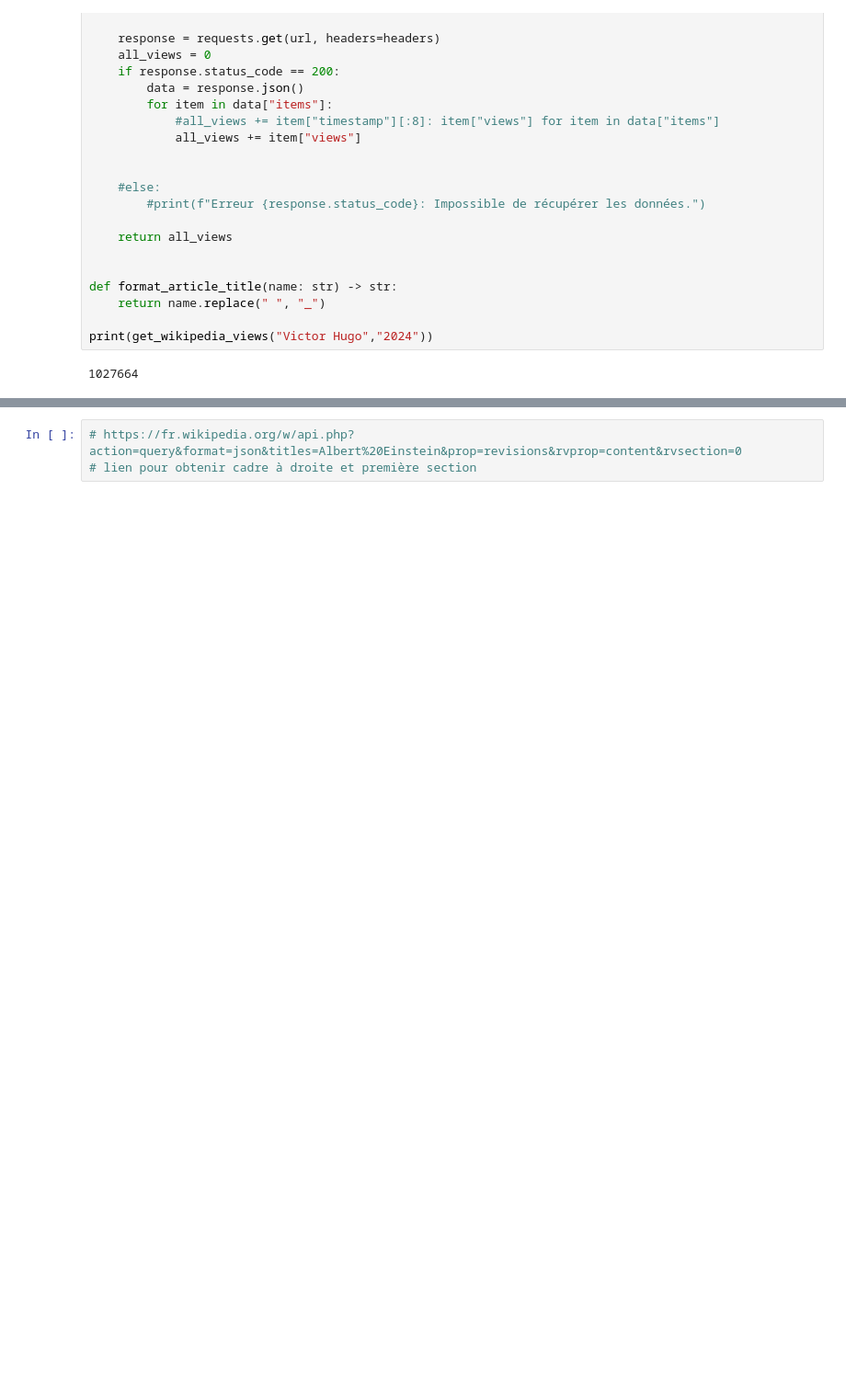
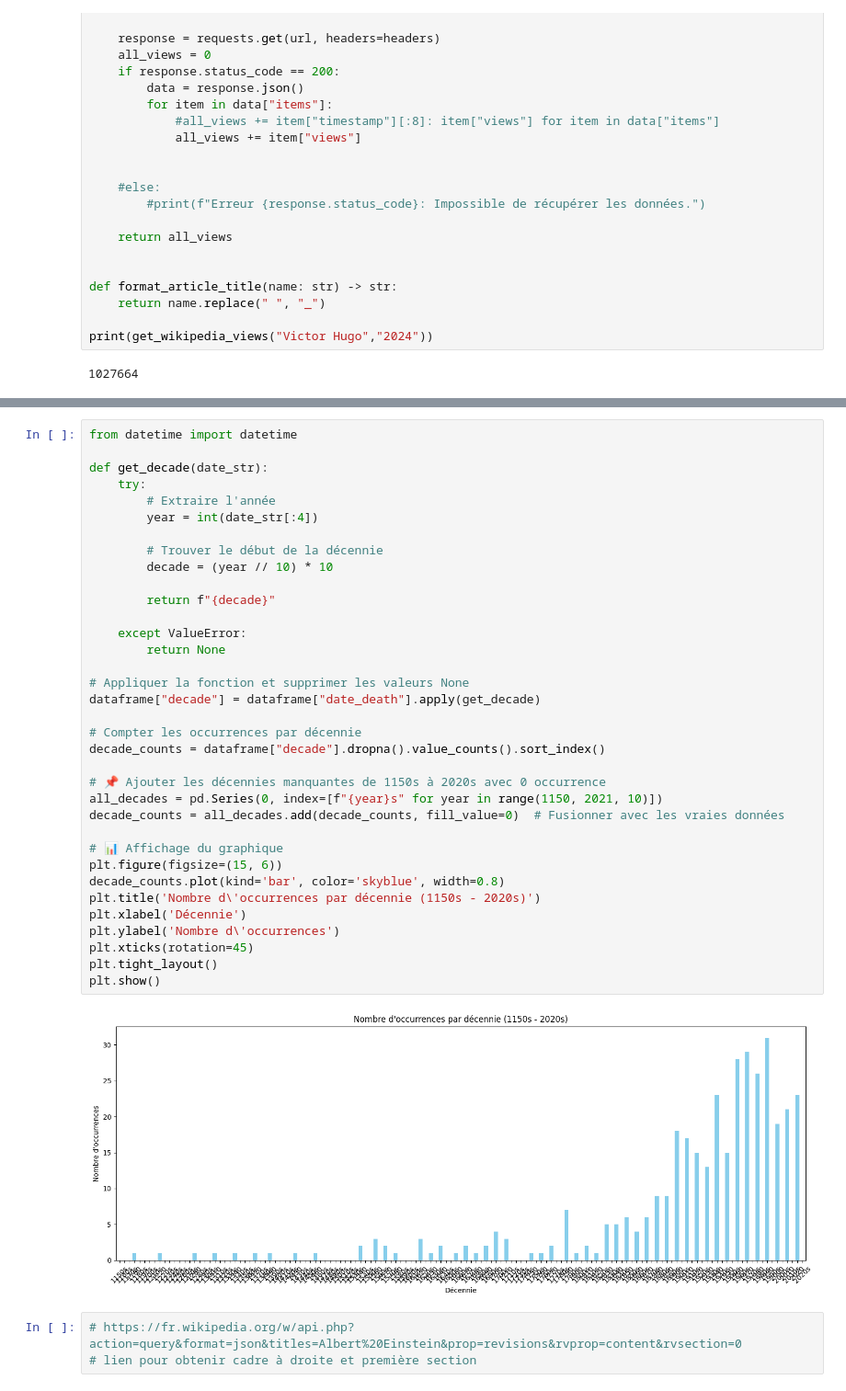
Before and after one commit to Nafru3/PoetNetwork, a Jupyter notebook: main.ipynb, the cells around one changed output, grey strips where cells are left out. Shown at 92% size. Cells and saved outputs as stored; diff of their text form; blank space fills up the shorter version.

```diff
--- a/main.ipynb
+++ b/main.ipynb
@@ -218,3 +216,40 @@ plot.show()
+# %%
+from datetime import datetime
+
+def get_decade(date_str):
+    try:
+        # Extraire l'année
+        year = int(date_str[:4])
+
+        # Trouver le début de la décennie
+        decade = (year // 10) * 10
+
+        return f"{decade}"
+
+    except ValueError:
+        return None
+
+# Appliquer la fonction et supprimer les valeurs None
+dataframe["decade"] = dataframe["date_death"].apply(get_decade)
+
+# Compter les occurrences par décennie
+decade_counts = dataframe["decade"].dropna().value_counts().sort_index()
+
+# 📌 Ajouter les décennies manquantes de 1150s à 2020s avec 0 occurrence
+all_decades = pd.Series(0, index=[f"{year}s" for year in range(1150, 2021, 10)])
+decade_counts = all_decades.add(decade_counts, fill_value=0)  # Fusionner avec les vraies données
+
+# 📊 Affichage du graphique
+plt.figure(figsize=(15, 6))
+decade_counts.plot(kind='bar', color='skyblue', width=0.8)
+plt.title('Nombre d\'occurrences par décennie (1150s - 2020s)')
+plt.xlabel('Décennie')
+plt.ylabel('Nombre d\'occurrences')
+plt.xticks(rotation=45)
+plt.tight_layout()
+plt.show()
+# %% [output]
+[figure, added]
 # %%
 # https://fr.wikipedia.org/w/api.php?action=query&format=json&titles=Albert%20Einstein&prop=revisions&rvprop=content&rvsection=0
 # lien pour obtenir cadre à droite et première section
```
Also changed, not shown: parts of 15 cells of this notebook, 9 other files.
